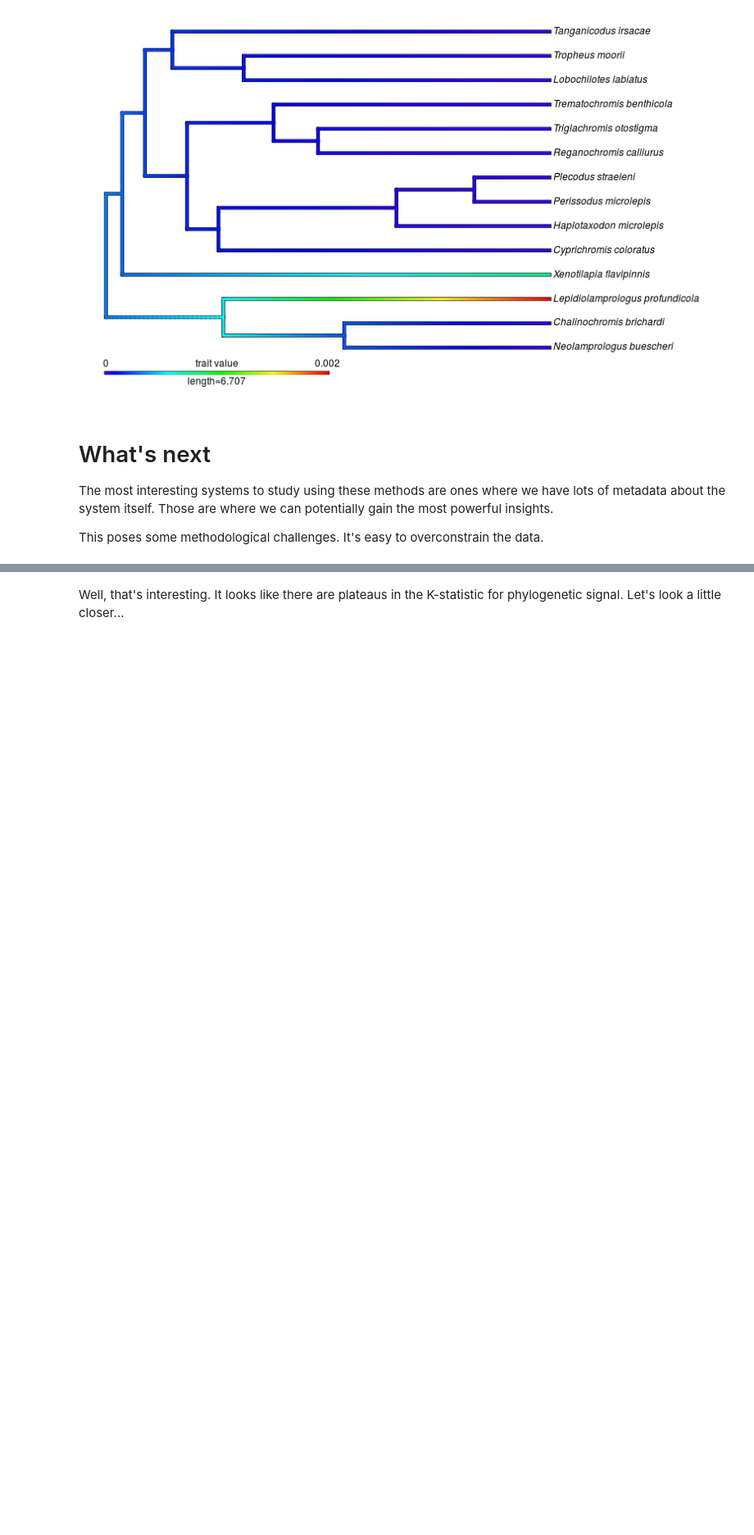
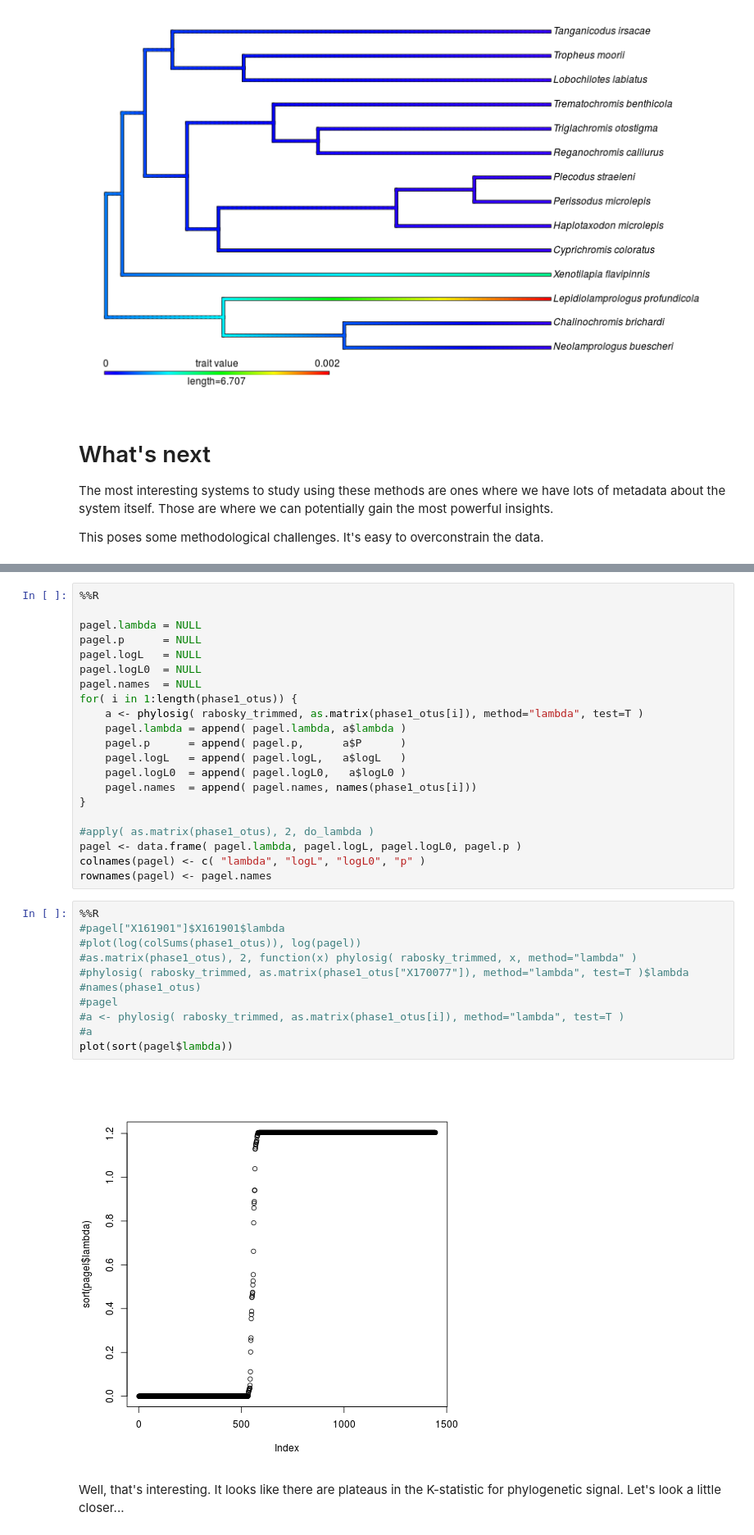
Before and after one commit to ryneches/fishpoo, a Jupyter notebook: fishpoo.ipynb, the cells around one changed output, grey strips where cells are left out. Shown at 82% size. Drawn from its saved outputs; the diff is of its cells as text; blank space fills up the shorter version.

```diff
--- a/fishpoo.ipynb
+++ b/fishpoo.ipynb
@@ -606,3 +599,37 @@ NULL
+# %%
+%%R
+
+pagel.lambda = NULL
+pagel.p      = NULL
+pagel.logL   = NULL
+pagel.logL0  = NULL
+pagel.names  = NULL
+for( i in 1:length(phase1_otus)) {
+    a <- phylosig( rabosky_trimmed, as.matrix(phase1_otus[i]), method="lambda", test=T )
+    pagel.lambda = append( pagel.lambda, a$lambda )
+    pagel.p      = append( pagel.p,      a$P      )
+    pagel.logL   = append( pagel.logL,   a$logL   )
+    pagel.logL0  = append( pagel.logL0,   a$logL0 )
+    pagel.names  = append( pagel.names, names(phase1_otus[i]))
+}
+
+#apply( as.matrix(phase1_otus), 2, do_lambda )
+pagel <- data.frame( pagel.lambda, pagel.logL, pagel.logL0, pagel.p )
+colnames(pagel) <- c( "lambda", "logL", "logL0", "p" )
+rownames(pagel) <- pagel.names
+# %%
+%%R
+#pagel["X161901"]$X161901$lambda
+#plot(log(colSums(phase1_otus)), log(pagel))
+#as.matrix(phase1_otus), 2, function(x) phylosig( rabosky_trimmed, x, method="lambda" )
+#phylosig( rabosky_trimmed, as.matrix(phase1_otus["X170077"]), method="lambda", test=T )$lambda
+#names(phase1_otus)
+#pagel
+#a <- phylosig( rabosky_trimmed, as.matrix(phase1_otus[i]), method="lambda", test=T )
+#a
+plot(sort(pagel$lambda))
+# %% [output]
+[figure, added]
 # %% [markdown]
 Well, that's interesting. It looks like there are plateaus in the K-statistic for
 phylogenetic signal. Let's look a little closer...
```
Also changed, not shown: parts of 3 cells of this notebook.
